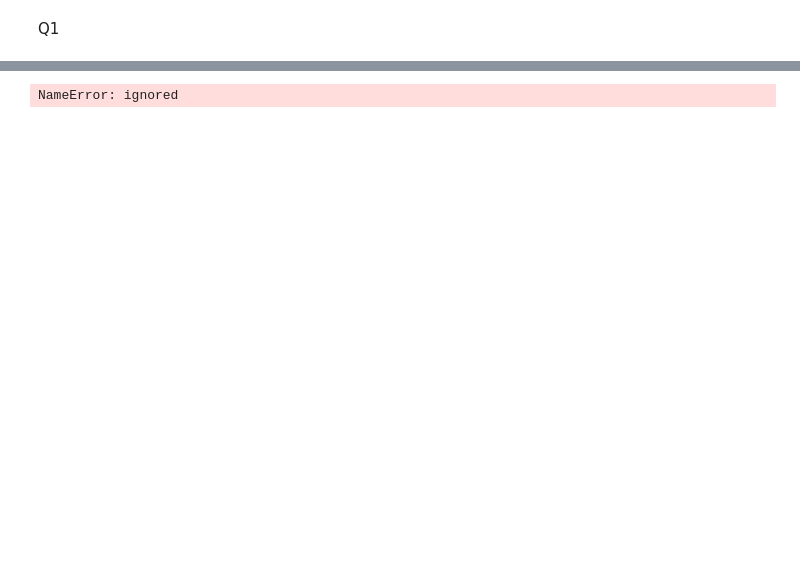
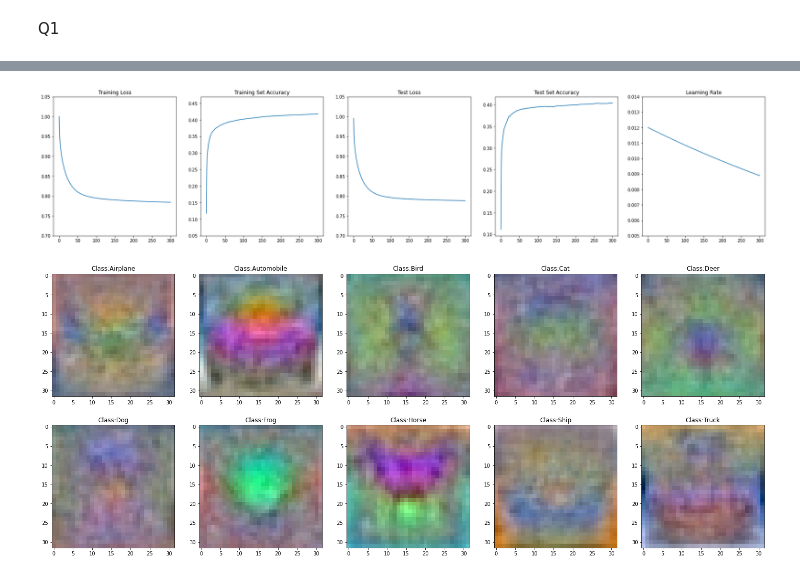
Before and after one commit to SVithurabiman/Vision, a Jupyter notebook: Q1_.ipynb, the cells around one changed output, grey strips where cells are left out. Cells and saved outputs as stored; diff of their text form; code cells hidden in the pictures; blank space fills up the shorter version.

```diff
--- a/Q1_.ipynb
+++ b/Q1_.ipynb
@@ -107,33 +107,34 @@ Epoch 300 | Training Loss 0.7841922687370644 | Training Acc: 0.41768 | Test Loss
 # %%
 fig, ax = plt.subplots(1,5, figsize=(30,6))
 ax[0].plot(loss_history)
 ax[0].set_ylim(0.7,1.05)
 ax[1].plot(train_acc_history)
 ax[1].set_ylim(0.05,0.47)
 ax[2].set_ylim(0.05,0.47)
 ax[3].plot(val_acc_history)
 ax[4].plot(lr_hist)
 ax[4].set_ylim(0.005,0.014)
 ax[2].plot(test_loss)
 ax[2].set_ylim(0.7,1.05)
 
 
 ax[0].set_title('Training Loss')
 ax[1].set_title('Training Set Accuracy')
 
 ax[2].set_title('Test Loss')
 ax[3].set_title('Test Set Accuracy')
 ax[4].set_title('Learning Rate')
 
-w =  w1- np.min(w1)# Making the minimum weight zero.
-image = ((w/np.max(w))*255).astype('uint8')
+weights_pos =  w1- np.min(w1)# Making the minimum weight zero.
+images = ((weights_pos/np.max(weights_pos))*255).astype('uint8')
 class_label = ['Airplane', 'Automobile', 'Bird', 'Cat', 'Deer', 'Dog', 'Frog', 'Horse', 'Ship', 'Truck']
 fig, axes  = plt.subplots(2,5, sharex='all', sharey='all', figsize=(25,10))
 #location = 1 # Location of the image in the grid of 2x5
 for i in range(K):
-    out = images[:,i].reshape(32,32,3)
-    plt.subplot(2,5,i+1),plt.imshow(out[:,:,::-1])
+    image = images[:,i].reshape(32,32,3)
+    plt.subplot(2,5,i+1),plt.imshow(image[:,:,::-1])
     title="Class:"+str(class_label[i])
     plt.title(title)
 # %% [output]
-NameError: ignored
+[figure, added]
+[figure, added]
```
Also changed, not shown: parts of 1 cell of this notebook.
